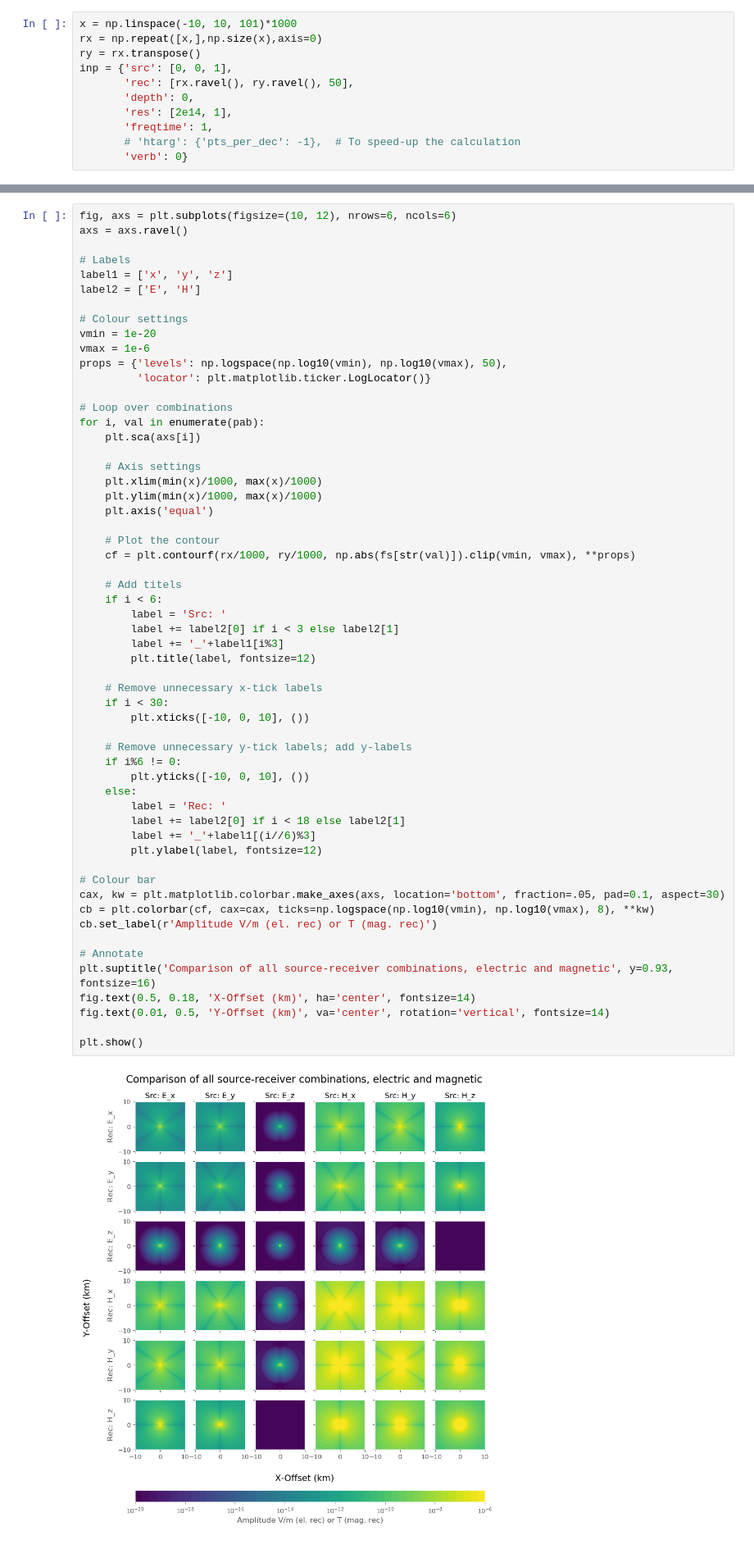
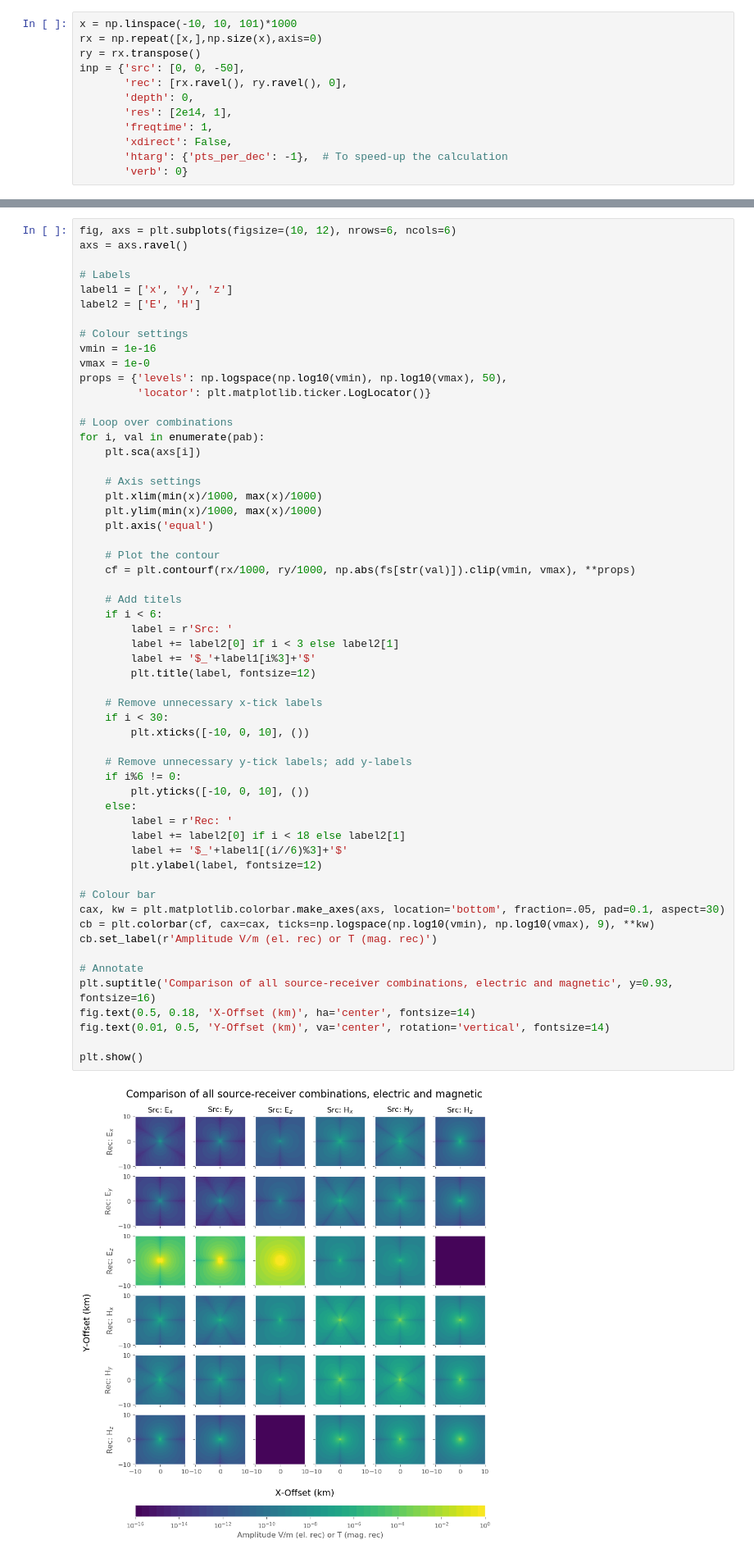
Before and after one commit to emsig/empymod-examples, a Jupyter notebook: 1c_Comparison_of_Source-Receiver_Combinations.ipynb, the cells around one changed output, grey strips where cells are left out. Shown at 82% size. Saved outputs shown, nothing was run; the diff lists cells and outputs as text.

```diff
--- a/1c_Comparison_of_Source-Receiver_Combinations.ipynb
+++ b/1c_Comparison_of_Source-Receiver_Combinations.ipynb
@@ -18,12 +18,13 @@ plt.rcParams['figure.dpi'] = 100
 x = np.linspace(-10, 10, 101)*1000
 rx = np.repeat([x,],np.size(x),axis=0)
 ry = rx.transpose()
-inp = {'src': [0, 0, 1],
-       'rec': [rx.ravel(), ry.ravel(), 50],
+inp = {'src': [0, 0, -50],
+       'rec': [rx.ravel(), ry.ravel(), 0],
        'depth': 0,
        'res': [2e14, 1],
        'freqtime': 1,
-       # 'htarg': {'pts_per_dec': -1},  # To speed-up the calculation
+       'xdirect': False,
+       'htarg': {'pts_per_dec': -1},  # To speed-up the calculation
        'verb': 0}
 # %% [markdown]
 ## Calculate
@@ -48,8 +49,8 @@ label1 = ['x', 'y', 'z']
 label2 = ['E', 'H']
 
 # Colour settings
-vmin = 1e-20
-vmax = 1e-6
+vmin = 1e-16
+vmax = 1e-0
 props = {'levels': np.logspace(np.log10(vmin), np.log10(vmax), 50),
          'locator': plt.matplotlib.ticker.LogLocator()}
 
@@ -65,39 +66,39 @@ for i, val in enumerate(pab):
     # Plot the contour
     cf = plt.contourf(rx/1000, ry/1000, np.abs(fs[str(val)]).clip(vmin, vmax), **props)
 
     # Add titels
     if i < 6:
-        label = 'Src: '
+        label = r'Src: '
         label += label2[0] if i < 3 else label2[1]
-        label += '_'+label1[i%3]
+        label += '$_'+label1[i%3]+'$'
         plt.title(label, fontsize=12)
 
     # Remove unnecessary x-tick labels
     if i < 30:
         plt.xticks([-10, 0, 10], ())
 
     # Remove unnecessary y-tick labels; add y-labels
     if i%6 != 0:
         plt.yticks([-10, 0, 10], ())
     else:
-        label = 'Rec: '
+        label = r'Rec: '
         label += label2[0] if i < 18 else label2[1]
-        label += '_'+label1[(i//6)%3]
+        label += '$_'+label1[(i//6)%3]+'$'
         plt.ylabel(label, fontsize=12)
 
 # Colour bar
 cax, kw = plt.matplotlib.colorbar.make_axes(axs, location='bottom', fraction=.05, pad=0.1, aspect=30)
-cb = plt.colorbar(cf, cax=cax, ticks=np.logspace(np.log10(vmin), np.log10(vmax), 8), **kw)
+cb = plt.colorbar(cf, cax=cax, ticks=np.logspace(np.log10(vmin), np.log10(vmax), 9), **kw)
 cb.set_label(r'Amplitude V/m (el. rec) or T (mag. rec)')
 
 # Annotate
 plt.suptitle('Comparison of all source-receiver combinations, electric and magnetic', y=0.93, fontsize=16)
 fig.text(0.5, 0.18, 'X-Offset (km)', ha='center', fontsize=14)
 fig.text(0.01, 0.5, 'Y-Offset (km)', va='center', rotation='vertical', fontsize=14)
 
 plt.show()
 # %% [output]
-[figure, old version]
+[figure, new version]
 # %%
 from empyscripts import versions
 versions('HTML')
```
Also changed, not shown: parts of 2 cells of this notebook.
